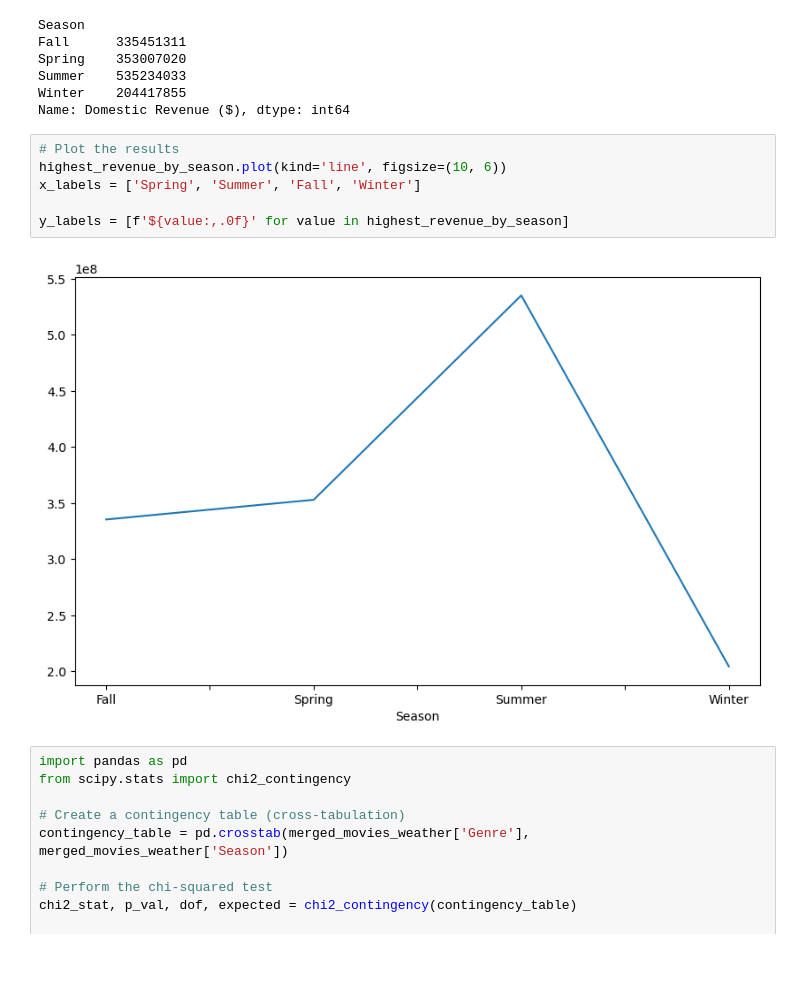
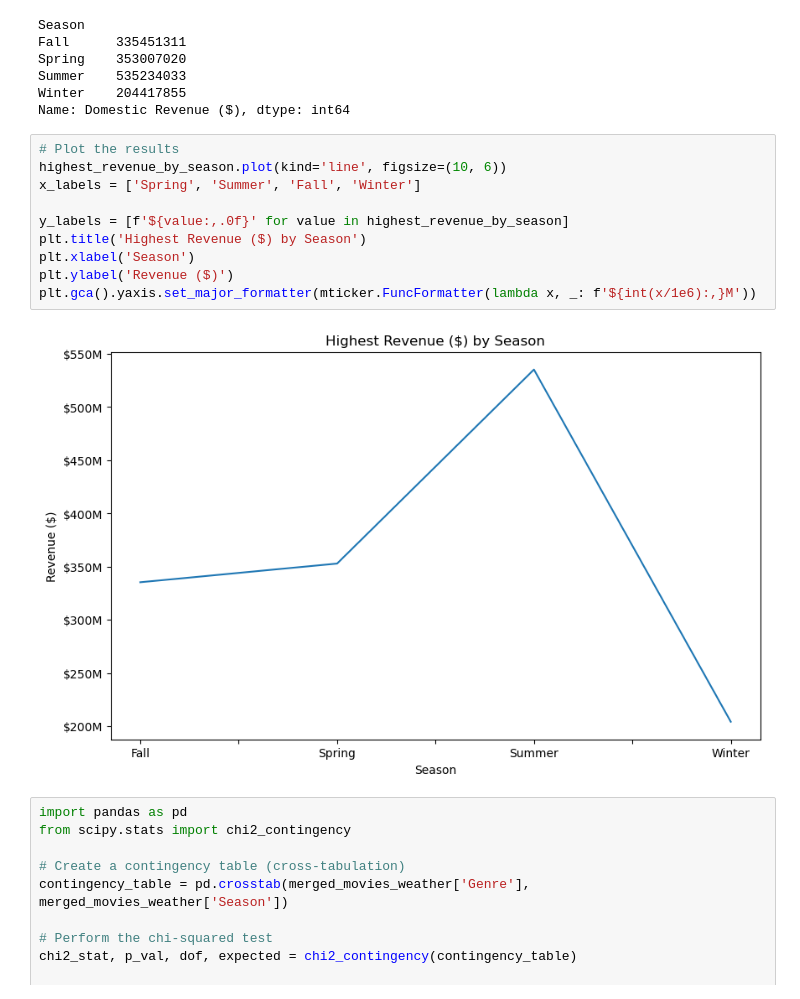
Before and after one commit to Armand57araujo/i-tickets, a Jupyter notebook: pythonnotebook.ipynb, the cells around one changed output. Saved outputs shown, nothing was run; the diff lists cells and outputs as text; blank space fills up the shorter version.

Commit message:
I labeled the x axis, y axis, title, and set the tick marks to Millions

```diff
--- a/pythonnotebook.ipynb
+++ b/pythonnotebook.ipynb
@@ -767,11 +789,15 @@ Name: Domestic Revenue ($), dtype: int64
 # %%
 # Plot the results
 highest_revenue_by_season.plot(kind='line', figsize=(10, 6))
 x_labels = ['Spring', 'Summer', 'Fall', 'Winter']
 
 y_labels = [f'${value:,.0f}' for value in highest_revenue_by_season]
+plt.title('Highest Revenue ($) by Season')
+plt.xlabel('Season')
+plt.ylabel('Revenue ($)')
+plt.gca().yaxis.set_major_formatter(mticker.FuncFormatter(lambda x, _: f'${int(x/1e6):,}M'))
 # %% [output]
-[figure, old version]
+[figure, new version]
 # %%
 import pandas as pd
 from scipy.stats import chi2_contingency
```
Also changed, not shown: parts of 12 cells of this notebook.
